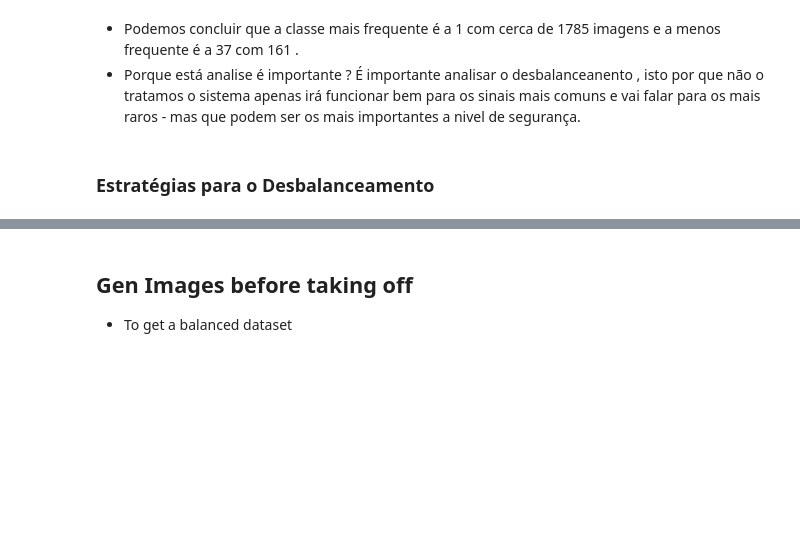
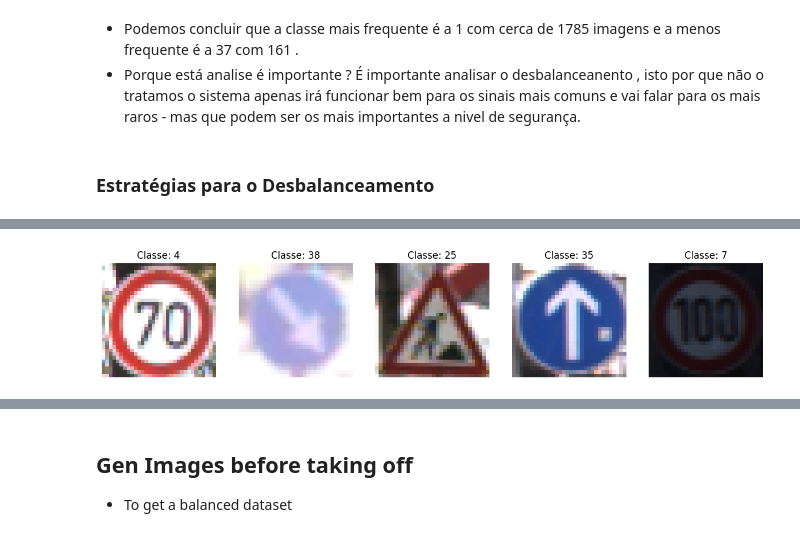
Before and after one commit to Rodrigo-Pinto22/Traffic_Signs_Classification, a Jupyter notebook: Classification.ipynb, the cells around one changed output, grey strips where cells are left out. Saved outputs shown, nothing was run; the diff lists cells and outputs as text; code cells hidden in the pictures; blank space fills up the shorter version.

```diff
--- a/Classification.ipynb
+++ b/Classification.ipynb
@@ -428,0 +591,85 @@ plt.show()
+# %%
+# === Testar Modelo com Sinais de Trânsito ===
+
+# 1. Mostrar algumas imagens reais do dataset
+# O nosso objetivo nesta primeira fase seria carregar as 5 primeiras imagens do
+# nosso dataset e confirmar que os dados estão a ser carregados de forma correra
+print("1. Mostragem das 5 primeiras imagens do dataset:")
+plt.figure(figsize=(15, 5))
+for i in range(5):
+    plt.subplot(1, 5, i+1)
+    plt.imshow(X_train[i])
+    plt.title(f'Classe: {y_train[i]}')
+    plt.axis('off')
+plt.show()
+
+# 2. O objetivo desta segunda fase é perceber se o modelo consegue processar mesmo sem treino
+print("2. Teste de processamento:")
+try:
+    # Pega 3 imagens reais dos sinais
+    test_images = X_train[:3]
+    test_labels = y_train[:3]
+
+    print(f"Imagens de teste: {test_images.shape}")
+    print(f"Labels reais: {test_labels}")
+
+    # O modelo faz previsões (ainda não treinado - saída aleatória)
+    predictions = model.predict(test_images)
+    predicted_classes = np.argmax(predictions, axis=1)
+
+    print(f"Previsões do modelo: {predicted_classes}")
+
+    # Mostrar resultados visuais
+    plt.figure(figsize=(12, 4))
+    for i in range(3):
+        plt.subplot(1, 3, i+1)
+        plt.imshow(test_images[i])
+        plt.title(f'Real: {test_labels[i]}\nPrevisto: {predicted_classes[i]}')
+        plt.axis('off')
+    plt.show()
+
+except Exception as e:
+    print(f" Erro: {e}")
+
+# 3. Verificar compatibilidade.Esta fase é essencial para garantir que os formatos estão em conformidade com o modelo
+print("3. COMPATIBILIDADE:")
+print(f"Tuas imagens - Shape: {X_train.shape}")
+print(f"Tuas labels - Shape: {y_train.shape}")
+print(f"Modelo espera: {model.input_shape}")
+print(f"Modelo devolve: {model.output_shape}")
+
+# 4. Teste rápido de treino com POUCAS imagens
+print("4. TESTE DE TREINO RÁPIDO (30 segundos):")
+
+# Usar só 100 imagens para teste rápido
+X_small = X_train[:100]
+y_small = y_train[:100]
+
+# Treinar por apenas 2 epochs
+history = model.fit(
+    X_small, y_small,
+    class_weight=class_weights_dict,
+    epochs=2,
+    batch_size=16,
+    verbose=1
+)
+
+print(" Analise do treino")
+print(f"Acurácia final: {history.history['accuracy'][-1]:.3f}")
+
+# 5. Teste de previsão após mini-treino
+print("5. TESTE DE PREVISÃO APÓS MINI-TREINO:")
+test_img = X_train[5:6]  # Uma imagem
+true_label = y_train[5]
+prediction = model.predict(test_img)
+predicted_class = np.argmax(prediction)
+
+print(f"Imagem real - Classe: {true_label}")
+print(f"Modelo previu - Classe: {predicted_class}")
+print(f"Probabilidades: {prediction[0][:5]}...")  # Mostra primeiras 5
+
+plt.imshow(test_img[0])
+plt.title(f'Real: {true_label} | Previsto: {predicted_class}')
+plt.axis('off')
+plt.show()
+# %% [output]
@@ -428,0 +677 @@ plt.show()
+[figure, added]
```
Also changed, not shown: parts of 14 cells of this notebook.
